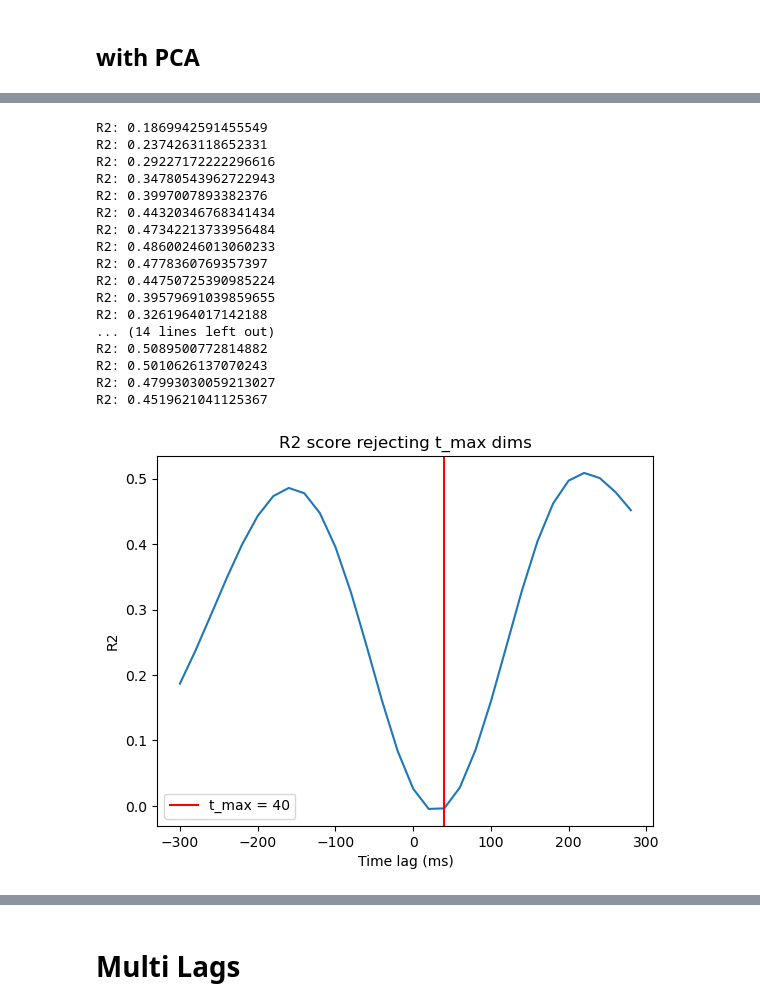
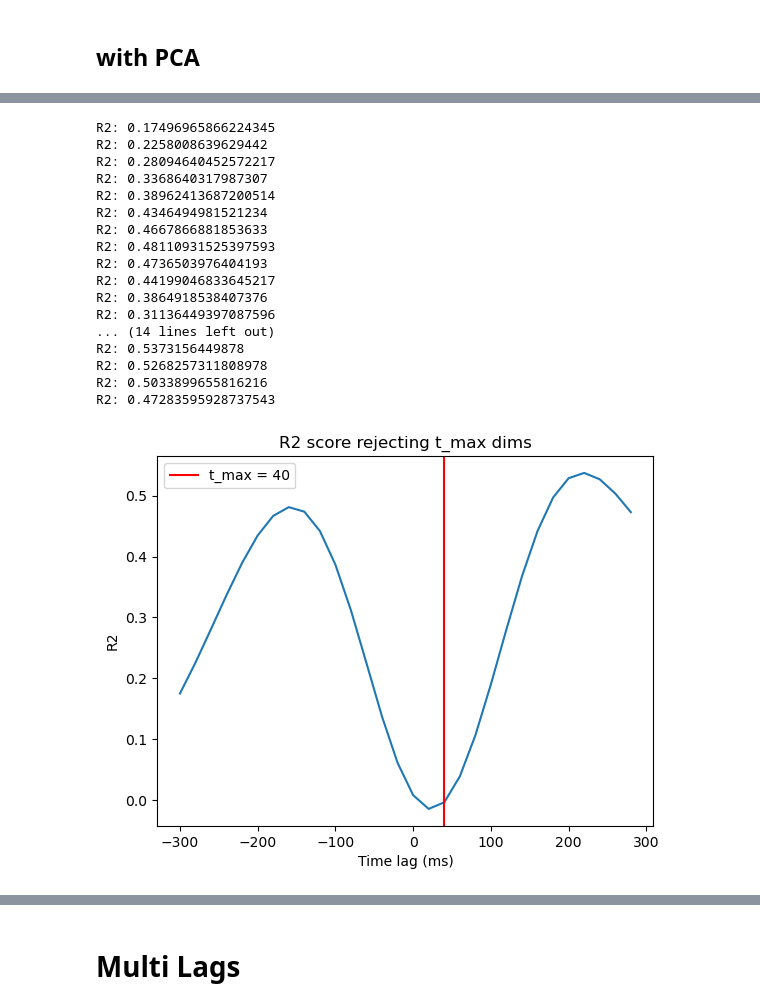
Before and after one commit to sherryxinyuean/area2_population_analysis, a Jupyter notebook: area2_bump-step0(act).ipynb, the cells around one changed output, grey strips where cells are left out. Drawn from its saved outputs; the diff is of its cells as text; code cells hidden in the pictures.

```diff
--- a/area2_bump-step0(act).ipynb
+++ b/area2_bump-step0(act).ipynb
@@ -290,10 +294,8 @@ active_mask = (~dataset_5ms.trial_info.ctr_hold_bump) & (dataset_5ms.trial_info.
 whole_r2_array = []
 whole_coef_array = []
 for lag in lag_axis:
-    # Filter active or passive trials
-
     # Train decoders and predict velocity
-    r2, coef = fit_and_predict(dataset_5ms, active_mask, 'move_onset_time', (-100, 500), lag, x_field, y_field)
+    r2, coef = fit_and_predict(dataset_5ms, trial_mask, 'move_onset_time', (-100, 500), lag, x_field, y_field)
     whole_r2_array.append(r2)
     whole_coef_array.append(coef)
 
@@ -330,7 +332,7 @@ for i in range(len(lag_axis)):
     sub_coef_array[i,:,:] = np.array([vector_reject(u[0],v[0]),vector_reject(u[1],v[1])])
     weights = sub_coef_array[i,:,:]
     lag = lag_axis[i]
-    r2 = get_R2_reject(dataset_5ms, active_mask, 'move_onset_time', (-100, 500), lag,x_field,y_field, weights)
+    r2 = get_R2_reject(dataset_5ms, trial_mask, 'move_onset_time', (-100, 500), lag,x_field,y_field, weights)
     sub_r2_array[i] = r2
 
 
@@ -391,10 +393,8 @@ R2: 0.533494033358799
 early_r2_array = []
 early_coef_array = []
 for lag in lag_axis:
-    # Filter active or passive trials
-
     # Train decoders and predict velocity
-    r2, coef = fit_and_predict(dataset_5ms, active_mask, 'move_onset_time', (0, 120), lag, x_field, y_field)
+    r2, coef = fit_and_predict(dataset_5ms, trial_mask, 'move_onset_time', (0, 120), lag, x_field, y_field)
     early_r2_array.append(r2)
     early_coef_array.append(coef)
 
@@ -431,7 +431,7 @@ for i in range(len(lag_axis)):
     sub_coef_array[i,:,:] = np.array([vector_reject(u[0],v[0]),vector_reject(u[1],v[1])])
     weights = sub_coef_array[i,:,:]
     lag = lag_axis[i]
-    r2 = get_R2_reject(dataset_5ms, active_mask, 'move_onset_time', (0, 120), lag,x_field,y_field, weights)
+    r2 = get_R2_reject(dataset_5ms, trial_mask, 'move_onset_time', (0, 120), lag,x_field,y_field, weights)
     sub_r2_array[i] = r2
 
 
@@ -492,10 +492,8 @@ R2: 0.4520212674866909
 mid_r2_array = []
 mid_coef_array = []
 for lag in lag_axis:
-    # Filter active or passive trials
-
     # Train decoders and predict velocity
-    r2, coef = fit_and_predict(dataset_5ms, active_mask, 'move_onset_time', (200, 320), lag, x_field, y_field)
+    r2, coef = fit_and_predict(dataset_5ms, trial_mask, 'move_onset_time', (200, 320), lag, x_field, y_field)
     mid_r2_array.append(r2)
     mid_coef_array.append(coef)
 
@@ -532,7 +530,7 @@ for i in range(len(lag_axis)):
     sub_coef_array[i,:,:] = np.array([vector_reject(u[0],v[0]),vector_reject(u[1],v[1])])
     weights = sub_coef_array[i,:,:]
     lag = lag_axis[i]
-    r2 = get_R2_reject(dataset_5ms, active_mask, 'move_onset_time', (200, 320), lag,x_field,y_field, weights)
+    r2 = get_R2_reject(dataset_5ms, trial_mask, 'move_onset_time', (200, 320), lag,x_field,y_field, weights)
     sub_r2_array[i] = r2
 
 
@@ -593,10 +591,8 @@ R2: 0.7500709142384636
 late_r2_array = []
 late_coef_array = []
 for lag in lag_axis:
-    # Filter active or passive trials
-
     # Train decoders and predict velocity
-    r2, coef = fit_and_predict(dataset_5ms, active_mask, 'move_onset_time', (380, 500), lag, x_field, y_field)
+    r2, coef = fit_and_predict(dataset_5ms, trial_mask, 'move_onset_time', (380, 500), lag, x_field, y_field)
     late_r2_array.append(r2)
     late_coef_array.append(coef)
 
@@ -633,7 +629,7 @@ for i in range(len(lag_axis)):
     sub_coef_array[i,:,:] = np.array([vector_reject(u[0],v[0]),vector_reject(u[1],v[1])])
     weights = sub_coef_array[i,:,:]
     lag = lag_axis[i]
-    r2 = get_R2_reject(dataset_5ms, active_mask, 'move_onset_time', (380, 500), lag,x_field,y_field, weights)
+    r2 = get_R2_reject(dataset_5ms, trial_mask, 'move_onset_time', (380, 500), lag,x_field,y_field, weights)
     sub_r2_array[i] = r2
 
 
@@ -701,10 +696,8 @@ active_mask = (~dataset_5ms.trial_info.ctr_hold_bump) & (dataset_5ms.trial_info.
 PCA_whole_r2_array = []
 PCA_whole_coef_array = []
 for lag in lag_axis:
-    # Filter active or passive trials
-
     # Train decoders and predict velocity
-    r2, coef = fit_and_predict(dataset_5ms, active_mask, 'move_onset_time', (-100, 500), lag, x_field, y_field)
+    r2, coef = fit_and_predict(dataset_5ms, trial_mask, 'move_onset_time', (-100, 500), lag, x_field, y_field)
     PCA_whole_r2_array.append(r2)
     PCA_whole_coef_array.append(coef)
 
@@ -741,7 +734,7 @@ for i in range(len(lag_axis)):
     sub_coef_array[i,:,:] = np.array([vector_reject(u[0],v[0]),vector_reject(u[1],v[1])])
     weights = sub_coef_array[i,:,:]
     lag = lag_axis[i]
-    r2 = get_R2_reject(dataset_5ms, active_mask, 'move_onset_time', (-100, 500), lag,x_field,y_field, weights)
+    r2 = get_R2_reject(dataset_5ms, trial_mask, 'move_onset_time', (-100, 500), lag,x_field,y_field, weights)
     sub_r2_array[i] = r2
 
 
@@ -765,18 +775,18 @@ plt.show()
-R2: 0.1869942591455549
-R2: 0.2374263118652331
-R2: 0.29227172222296616
-R2: 0.34780543962722943
-R2: 0.3997007893382376
-R2: 0.44320346768341434
-R2: 0.47342213733956484
-R2: 0.48600246013060233
-R2: 0.4778360769357397
-R2: 0.44750725390985224
-R2: 0.39579691039859655
-R2: 0.3261964017142188
-... (14 lines left out)
-R2: 0.5089500772814882
-R2: 0.5010626137070243
-R2: 0.47993030059213027
-R2: 0.4519621041125367
+R2: 0.17496965866224345
+R2: 0.2258008639629442
+R2: 0.28094640452572217
+R2: 0.3368640317987307
+R2: 0.38962413687200514
+R2: 0.4346494981521234
+R2: 0.4667866881853633
+R2: 0.48110931525397593
+R2: 0.4736503976404193
+R2: 0.44199046833645217
+R2: 0.3864918538407376
+R2: 0.31136449397087596
+... (14 lines left out)
+R2: 0.5373156449878
+R2: 0.5268257311808978
+R2: 0.5033899655816216
+R2: 0.47283595928737543
-[figure, old version]
+[figure, new version]
```
Also changed, not shown: parts of 13 cells of this notebook, 1 other file.
